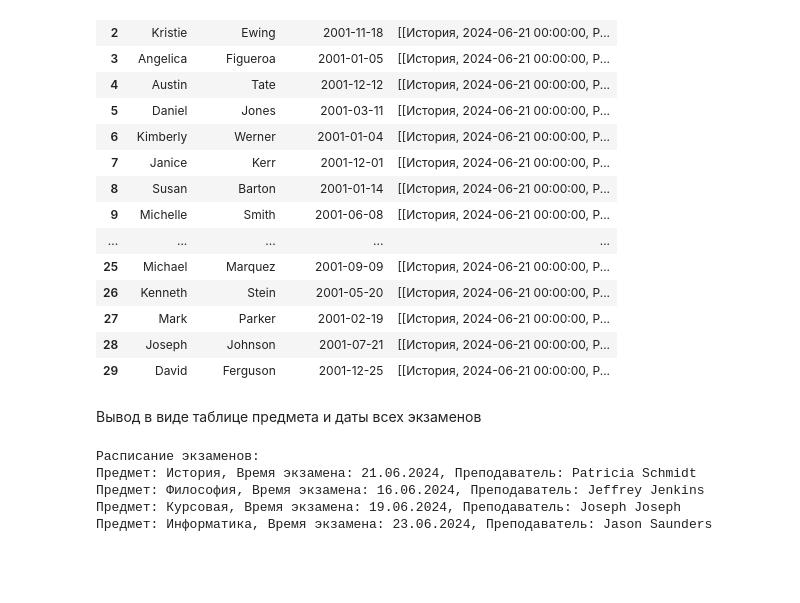
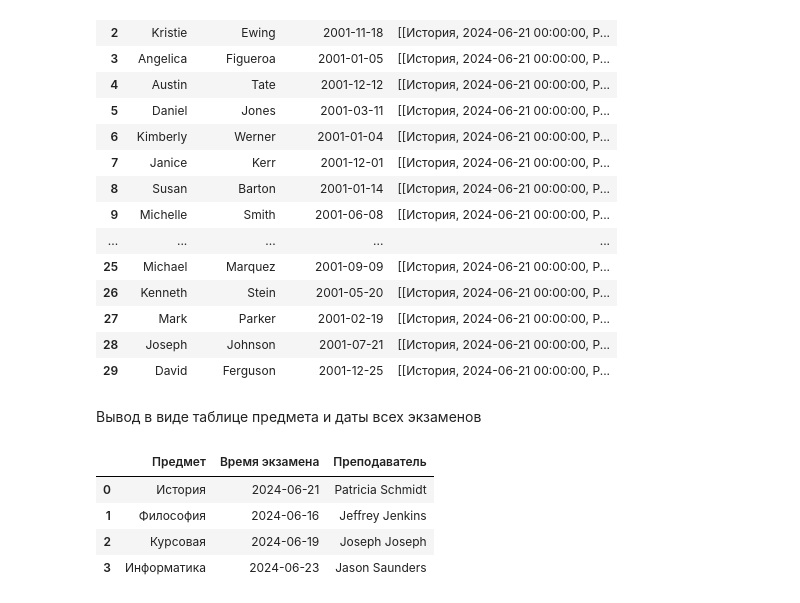
Before and after one commit to l-Il/UPI, a Jupyter notebook: task_2.ipynb, the cells around one changed output. Drawn from its saved outputs; the diff is of its cells as text; code cells hidden in the pictures; blank space fills up the shorter version.

Commit message:
Заменил print на таблицу DataFrame

```diff
--- a/task_2.ipynb
+++ b/task_2.ipynb
@@ -78,13 +78,15 @@ df
 | 29 | David | Ferguson | 2001-12-25 | [[История, 2024-06-21 00:00:00, P... |
 # %% [markdown]
 Вывод в виде таблице предмета и даты всех экзаменов
-# %%
-print('Расписание экзаменов:')
-for i in study_list:
-  print(f'Предмет: {i[0]}, Время экзамена: {i[1].strftime("%d.%m.%Y")}, Преподаватель: {i[2]}')
-# %% [output]
-Расписание экзаменов:
-Предмет: История, Время экзамена: 21.06.2024, Преподаватель: Patricia Schmidt
-Предмет: Философия, Время экзамена: 16.06.2024, Преподаватель: Jeffrey Jenkins
-Предмет: Курсовая, Время экзамена: 19.06.2024, Преподаватель: Joseph Joseph
-Предмет: Информатика, Время экзамена: 23.06.2024, Преподаватель: Jason Saunders
+# %%
+columns = ["Предмет", "Время экзамена", "Преподаватель"]
+df = pd.DataFrame(columns=columns)
+df = pd.concat([df, pd.DataFrame(study_list, columns=columns)], ignore_index=True)
+
+df
+# %% [output]
+|  | Предмет | Время экзамена | Преподаватель |
+| 0 | История | 2024-06-21 | Patricia Schmidt |
+| 1 | Философия | 2024-06-16 | Jeffrey Jenkins |
+| 2 | Курсовая | 2024-06-19 | Joseph Joseph |
+| 3 | Информатика | 2024-06-23 | Jason Saunders |
```
